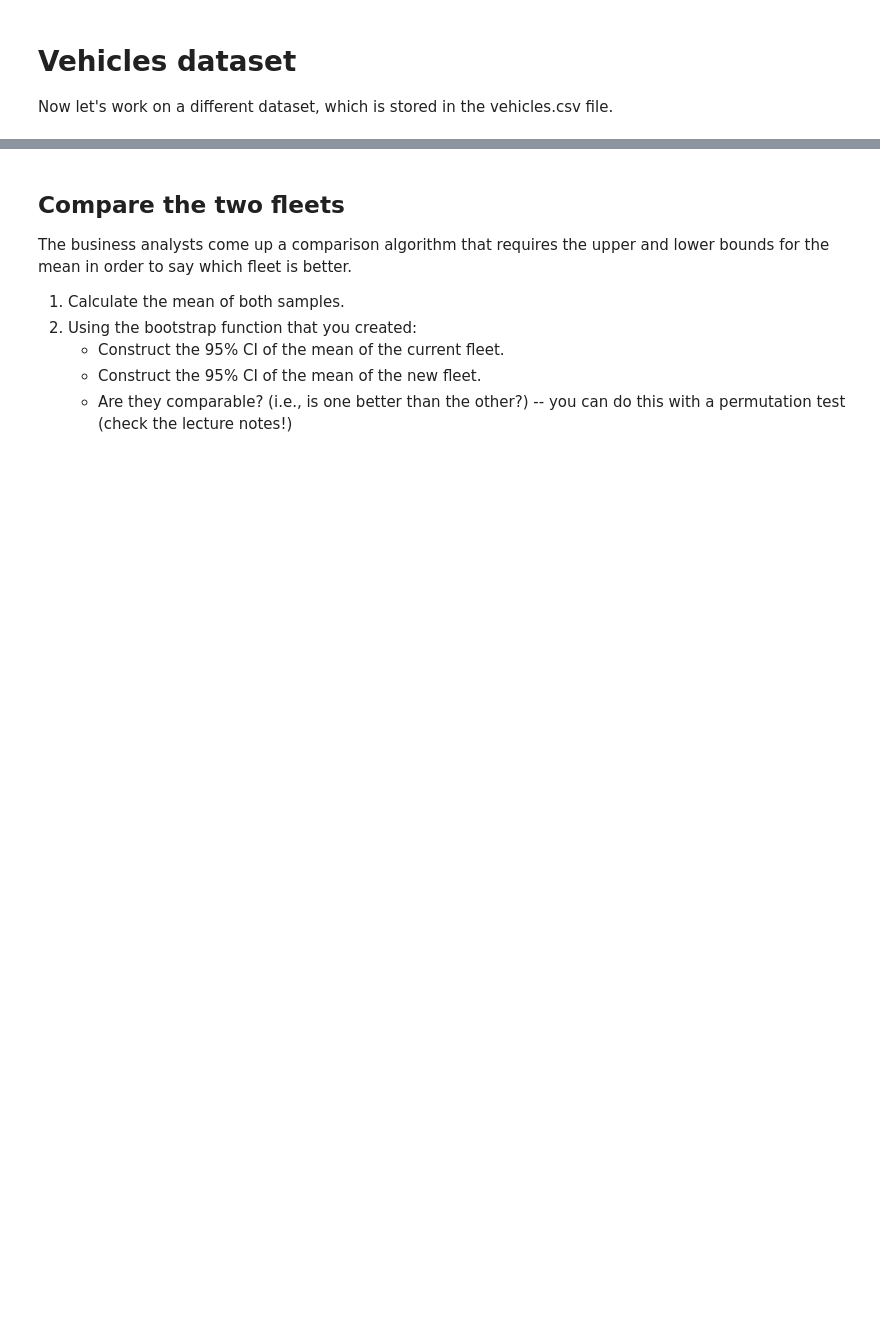
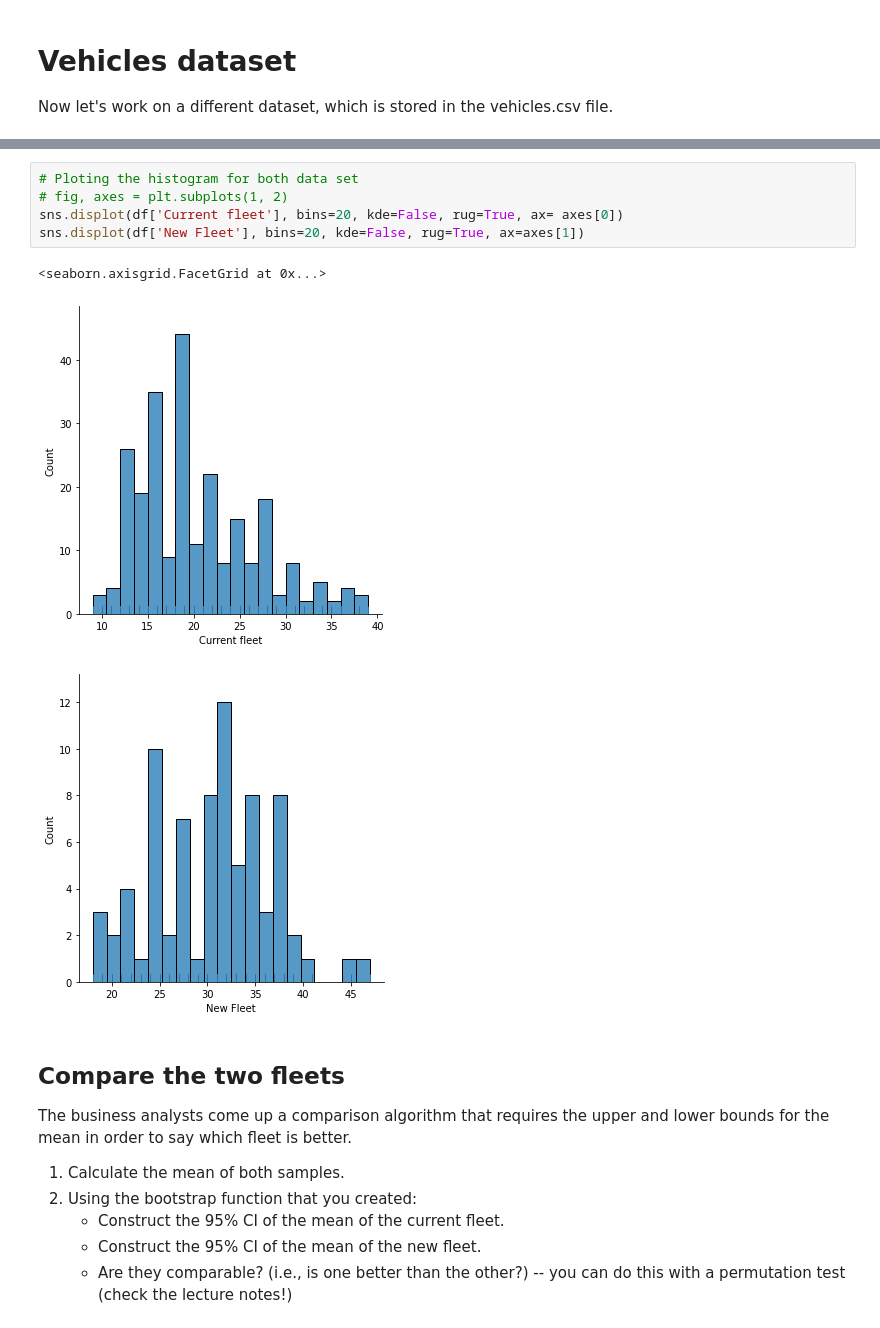
Before and after one commit to EmmanuelABonsu/CE888, a Jupyter notebook: src/lab2 - bootstrap/bootstrap.ipynb, the cells around one changed output, grey strips where cells are left out. Cells and saved outputs as stored; diff of their text form; blank space fills up the shorter version.

```diff
--- a/src/lab2 - bootstrap/bootstrap.ipynb
+++ b/src/lab2 - bootstrap/bootstrap.ipynb
@@ -77,3 +113,12 @@ Now let's work on a different dataset, which is stored in the vehicles.csv file.
+# %%
+# Ploting the histogram for both data set
+# fig, axes = plt.subplots(1, 2)
+sns.displot(df['Current fleet'], bins=20, kde=False, rug=True, ax= axes[0])
+sns.displot(df['New Fleet'], bins=20, kde=False, rug=True, ax=axes[1])
+# %% [output]
+<seaborn.axisgrid.FacetGrid at 0x...>
+[figure, added]
+[figure, added]
 # %% [markdown]
 ## Compare the two fleets
 
```
Also changed, not shown: parts of 8 cells of this notebook.
